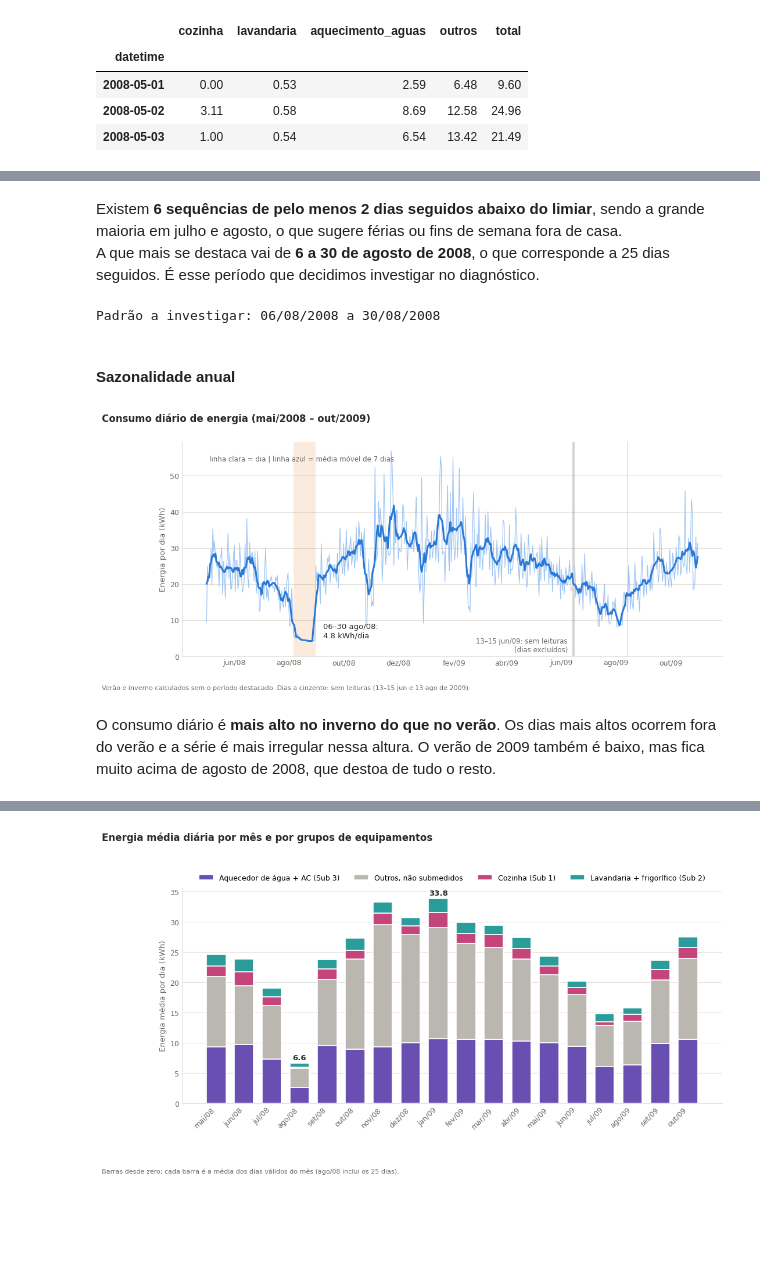
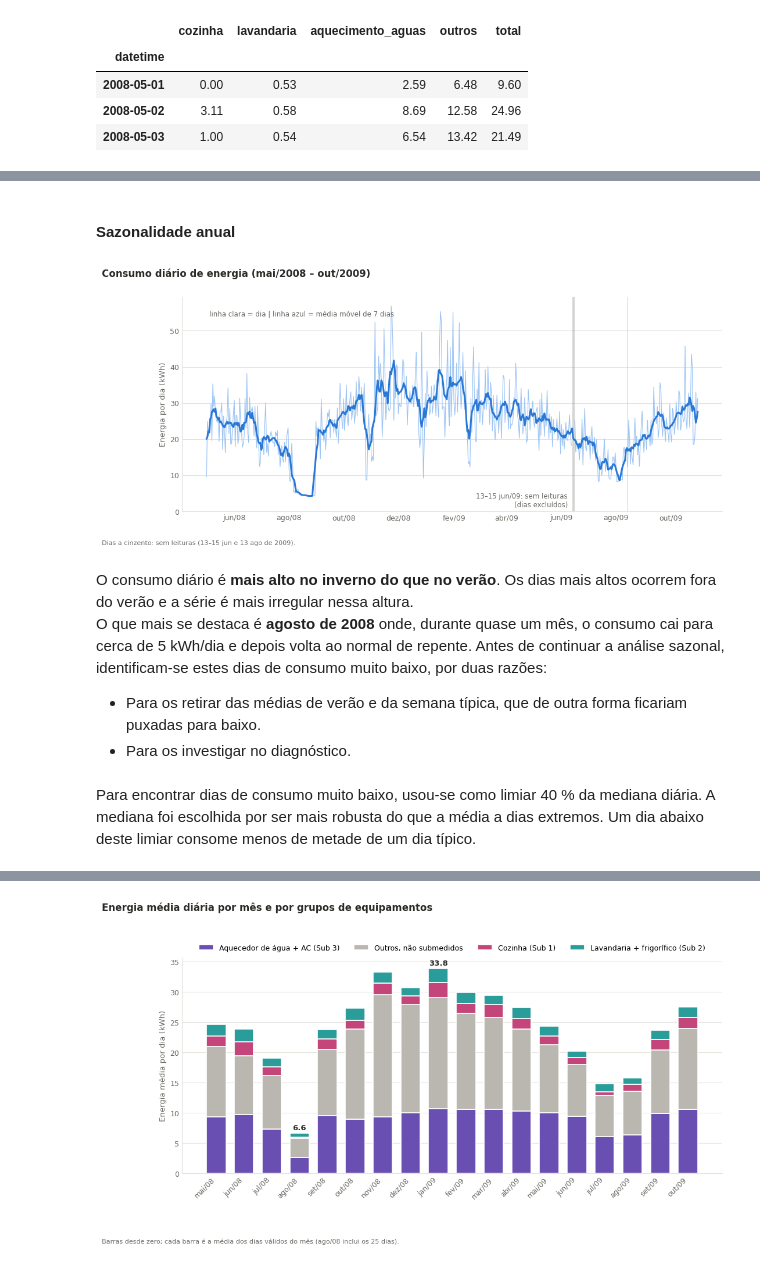
Before and after one commit to leonorrebola9/LusoEnergy_Project, a Jupyter notebook: 01_parteI_II.ipynb, the cells around one changed output, grey strips where cells are left out. Saved outputs shown, nothing was run; the diff lists cells and outputs as text; code cells hidden in the pictures; blank space fills up the shorter version.

```diff
--- a/01_parteI_II.ipynb
+++ b/01_parteI_II.ipynb
@@ -942,55 +919,47 @@ Limiar: 9.7 kWh/dia
-# %% [markdown]
-Existem **6 sequências de pelo menos 2 dias seguidos abaixo do limiar**, sendo a grande maioria em julho e agosto, o que sugere férias ou fins de semana fora de casa. \
-A que mais se destaca vai de **6 a 30 de agosto de 2008**, o que corresponde a 25 dias seguidos. É esse período que decidimos investigar no diagnóstico.
-# %%
-# A sequência mais longa é o padrão a investigar
-AUS_INI, AUS_FIM = corridas.loc[0, "inicio"], corridas.loc[0, "fim"]
-em_aus = (diario.index >= AUS_INI) & (diario.index <= AUS_FIM)
-REF_INI, REF_FIM = pd.Timestamp("2008-07-01"), pd.Timestamp("2008-08-04")   # dias antes da saída, mesmo verão
-ROT_REF = f"{REF_INI:%d/%m} a {REF_FIM:%d/%m/%Y}"                            # gerado a partir das datas   # dias antes da saída, mesmo verão
-print(f"Padrão a investigar: {AUS_INI:%d/%m/%Y} a {AUS_FIM:%d/%m/%Y}")
-# %% [output]
-Padrão a investigar: 06/08/2008 a 30/08/2008
 # %% [markdown]
 #### Sazonalidade anual
 # %%
-def plot_serie_diaria(diario, ini, fim, caminho_png=None):
-    """Anual: consumo diário, média móvel de 7 dias e dias excluídos."""
+def plot_serie_diaria(diario, ini=None, fim=None, caminho_png=None):
+    """Anual: consumo diário e média móvel de 7 dias. Se ini/fim forem dados, destaca esse período."""
     dias = pd.date_range(diario.index.min(), diario.index.max())
     s = diario["total"].reindex(dias)                               # NaN nos dias excluídos (1.2)
-    sem_aus = diario.loc[~((diario.index >= ini) & (diario.index <= fim)), "total"]
-    inv = sem_aus[sem_aus.index.month.isin([12, 1, 2])].mean()
-    ver = sem_aus[sem_aus.index.month.isin([6, 7, 8])].mean()
     fig, ax = plt.subplots(figsize=(12, 4.8))
     ax.plot(s.index, s.values, color="#9ec5f4", lw=0.9)
     ax.plot(s.index, s.rolling(7, center=True, min_periods=4).mean(), color=AZUL, lw=2.2)
-    ax.axvspan(ini, fim + pd.Timedelta(days=1), color=LARANJA, alpha=0.15, lw=0)
-    ax.text(fim + pd.Timedelta(days=9), 7, f"{ini:%d}–{fim:%d} ago/08:\n{diario.loc[ini:fim, 'total'].mean():.1f} kWh/dia",
-            fontsize=9.5, color=TINTA, va="center")
+    if ini is not None:                                             # período destacado (opcional)
+        ax.axvspan(ini, fim + pd.Timedelta(days=1), color=LARANJA, alpha=0.15, lw=0)
+        ax.text(fim + pd.Timedelta(days=9), 7,
+                f"{ini:%d}–{fim:%d} {MESES_PT[fim.month - 1]}/{fim:%y}:\n{diario.loc[ini:fim, 'total'].mean():.1f} kWh/dia",
+                fontsize=9.5, color=TINTA, va="center")
     falta = s[s.isna()].index
     for d in falta:
         ax.axvspan(d, d + pd.Timedelta(days=1), color="#8a8984", alpha=0.35, lw=0)
     ax.text(falta[0] - pd.Timedelta(days=5), 3, "13–15 jun/09: sem leituras\n(dias excluídos)", fontsize=8.5,
             color=TINTA_2, ha="right", va="center")
     ax.set_ylim(0, None)
     ax.xaxis.set_major_locator(mdates.MonthLocator(interval=2))
     ax.xaxis.set_major_formatter(FuncFormatter(lambda x, _: (lambda d: f"{MESES_PT[d.month - 1]}/{d:%y}")(mdates.num2date(x))))
     ax.set_ylabel("Energia por dia (kWh)", fontsize=9.5, color=TINTA_2)
     estilo(ax)
     ax.text(s.index[3], s.max() * 0.98, "linha clara = dia | linha azul = média móvel de 7 dias",
             fontsize=8.5, color=TINTA_2, va="top")
-    fig.suptitle(f"Consumo diário de energia (mai/2008 – out/2009)", x=0.01, ha="left", fontsize=12, fontweight="bold", color=TINTA)
-    fig.text(0.01, -0.01, "Verão e inverno calculados sem o período destacado. Dias a cinzento: sem leituras (13–15 jun e 13 ago de 2009).",
-             fontsize=8, color=TINTA_2)
+    fig.suptitle("Consumo diário de energia (mai/2008 – out/2009)", x=0.01, ha="left", fontsize=12,
+                 fontweight="bold", color=TINTA)
+    fig.text(0.01, -0.01, "Dias a cinzento: sem leituras (13–15 jun e 13 ago de 2009).", fontsize=8, color=TINTA_2)
     if caminho_png:
         fig.savefig(caminho_png, dpi=150, bbox_inches="tight", facecolor="white")
     return fig
 
 
-fig = plot_serie_diaria(diario, AUS_INI, AUS_FIM)
+fig = plot_serie_diaria(diario)
 guardar_figura(fig, "parte_II", "consumo_diario", dpi=150)
 plt.show()
 # %% [output]
-[figure, old version]
+[figure, new version]
 # %% [markdown]
-O consumo diário é **mais alto no inverno do que no verão**. Os dias mais altos ocorrem fora do verão e a série é mais irregular nessa altura. O verão de 2009 também é baixo, mas fica muito acima de agosto de 2008, que destoa de tudo o resto.
+O consumo diário é **mais alto no inverno do que no verão**. Os dias mais altos ocorrem fora do verão e a série é mais irregular nessa altura. \
+O que mais se destaca é **agosto de 2008** onde, durante quase um mês, o consumo cai para cerca de 5 kWh/dia e depois volta ao normal de repente. Antes de continuar a análise sazonal, identificam-se estes dias de consumo muito baixo, por duas razões:
+- Para os retirar das médias de verão e da semana típica, que de outra forma ficariam puxadas para baixo.
+- Para os investigar no diagnóstico.
+# %% [markdown]
+Para encontrar dias de consumo muito baixo, usou-se como limiar 40 % da mediana diária. A mediana foi escolhida por ser mais robusta do que a média a dias extremos. Um dia abaixo deste limiar consome menos de metade de um dia típico.
```
Also changed, not shown: parts of 6 cells of this notebook, 1 other file.
